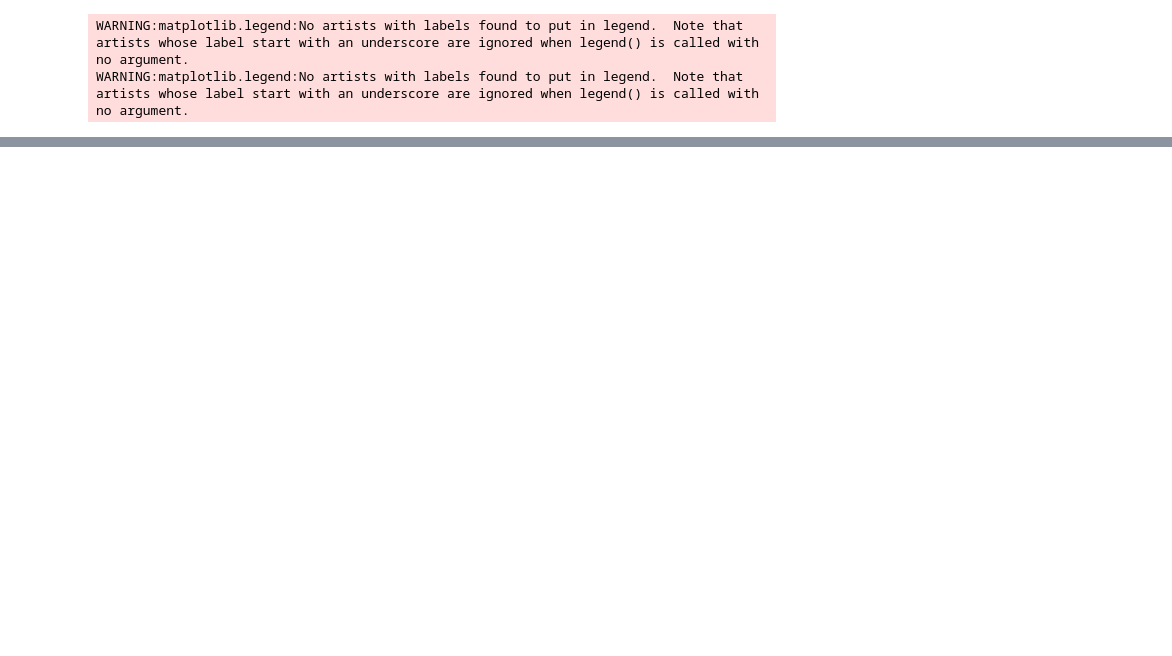
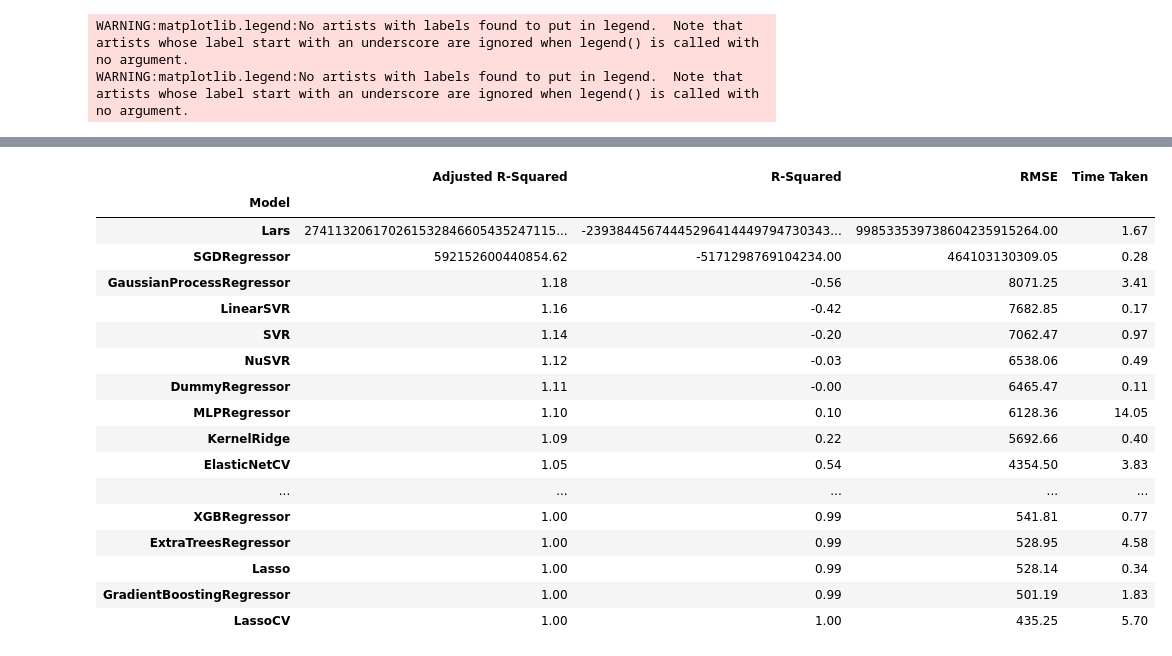
Before and after one commit to leptoquark/data-analysis, a Jupyter notebook: data_analysis_v2.ipynb, the cells around one changed output, grey strips where cells are left out. Drawn from its saved outputs; the diff is of its cells as text; code cells hidden in the pictures; blank space fills up the shorter version.

```diff
--- a/data_analysis_v2.ipynb
+++ b/data_analysis_v2.ipynb
@@ -243,0 +232,18 @@ profile.to_file(output_file="eda_analysis.html")
+# %%
+profile.to_file(output_file="eda_analysis.html")
+
+df_drop = df.drop(columns=['cash_balance_bin','cash_balance'])
+Xm = pd.get_dummies(df_drop)
+ym = df.cash_balance
+
+X_train, X_test, y_train, y_test = train_test_split(Xm, ym,
+                                                    test_size=0.3,
+                                                    shuffle=True)
+
+import lazypredict
+from lazypredict.Supervised import LazyRegressor
+
+# Create the classifier object
+clf_r = LazyRegressor(verbose=-1, ignore_warnings=True, custom_metric=None)
+
+models, predictions = clf_r.fit(X_train, X_test, y_train, y_test)
@@ -243,0 +268,21 @@ profile.to_file(output_file="eda_analysis.html")
+# %%
+models
+# %% [output]
+|  | Adjusted R-Squared | R-Squared | RMSE | Time Taken |
+| Model |  |  |  |  |
+| Lars | 274113206170261532846605435247115... | -23938445674445296414449794730343... | 998533539738604235915264.00 | 1.67 |
+| SGDRegressor | 592152600440854.62 | -5171298769104234.00 | 464103130309.05 | 0.28 |
+| GaussianProcessRegressor | 1.18 | -0.56 | 8071.25 | 3.41 |
+| LinearSVR | 1.16 | -0.42 | 7682.85 | 0.17 |
+| SVR | 1.14 | -0.20 | 7062.47 | 0.97 |
+| NuSVR | 1.12 | -0.03 | 6538.06 | 0.49 |
+| DummyRegressor | 1.11 | -0.00 | 6465.47 | 0.11 |
+| MLPRegressor | 1.10 | 0.10 | 6128.36 | 14.05 |
+| KernelRidge | 1.09 | 0.22 | 5692.66 | 0.40 |
+| ElasticNetCV | 1.05 | 0.54 | 4354.50 | 3.83 |
+| ... | ... | ... | ... | ... |
+| XGBRegressor | 1.00 | 0.99 | 541.81 | 0.77 |
+| ExtraTreesRegressor | 1.00 | 0.99 | 528.95 | 4.58 |
+| Lasso | 1.00 | 0.99 | 528.14 | 0.34 |
+| GradientBoostingRegressor | 1.00 | 0.99 | 501.19 | 1.83 |
+| LassoCV | 1.00 | 1.00 | 435.25 | 5.70 |
```
Also changed, not shown: parts of 24 cells of this notebook.
